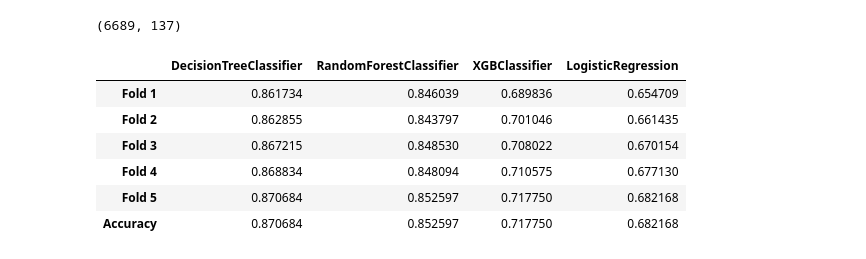
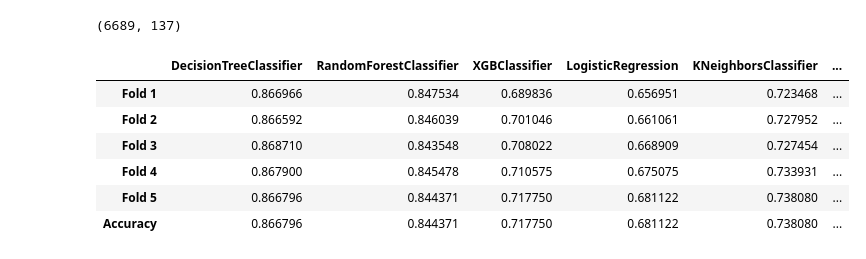
Before and after one commit to krishisharma45/capstone-project, a Jupyter notebook: capstone_ml_prototype.ipynb, the cells around one changed output. Drawn from its saved outputs; the diff is of its cells as text; code cells hidden in the pictures.

```diff
--- a/capstone_ml_prototype.ipynb
+++ b/capstone_ml_prototype.ipynb
@@ -58,7 +61,7 @@ costa_rica_data.select_dtypes(exclude=[np.number]).head()
 | 3 | ID_d671db89c | 2b58d945f | yes | 11 | no |
 | 4 | ID_d56d6f5f5 | 2b58d945f | yes | 11 | no |
 # %%
-costa_rica_data = costa_rica_data.fillna(0)
+costa_rica_data = costa_rica_data.select_dtypes(include=[np.number], exclude=[np.object]).fillna(0)
 costa_rica_data.head()
 # %% [output]
 |  | v2a1 | hacdor | rooms | hacapo | v14a | refrig | v18q | v18q1 | r4h1 | r4h2 | ... | ... |
@@ -100,41 +103,44 @@ def quick_eval(pipeline, x, y, score_func=score_func):
                     index=['Fold 1', 'Fold 2', 'Fold 3', 'Fold 4', 'Fold 5'])
 
     #create a dataframe for the average score across all folds
     average_score = [result/nfold]
     summary_df = pd.DataFrame(average_score, columns=[pipeline.named_steps['classification'].__class__.__name__],
                         index=['Accuracy'])
 
     #create a summary dataframe containing a fold-level and average fold summary
     summary_df = pd.concat([fold_df, summary_df])
     return summary_df
 
 classifiers = [
     DecisionTreeClassifier(),
     RandomForestClassifier(),
     XGBClassifier(),
-    LogisticRegression()
+    LogisticRegression(),
+    KNeighborsClassifier(),
+    SVC()
 ]
 
 score_df = pd.DataFrame()
 
 for c in classifiers:
     pipe = Pipeline(steps = [
         ('minmax', MinMaxScaler()),
+        ('stdscaler', StandardScaler()),
         ('classification', c)
     ])
 
     result_df = quick_eval(pipe, X_train, y_train)
     score_df = pd.concat([score_df, result_df], axis=1)
 
 score_df
 # %% [output]
-|  | DecisionTreeClassifier | RandomForestClassifier | XGBClassifier | LogisticRegression |
-| Fold 1 | 0.861734 | 0.846039 | 0.689836 | 0.654709 |
-| Fold 2 | 0.862855 | 0.843797 | 0.701046 | 0.661435 |
-| Fold 3 | 0.867215 | 0.848530 | 0.708022 | 0.670154 |
-| Fold 4 | 0.868834 | 0.848094 | 0.710575 | 0.677130 |
-| Fold 5 | 0.870684 | 0.852597 | 0.717750 | 0.682168 |
-| Accuracy | 0.870684 | 0.852597 | 0.717750 | 0.682168 |
+|  | DecisionTreeClassifier | RandomForestClassifier | XGBClassifier | LogisticRegression | KNeighborsClassifier | ... |
+| Fold 1 | 0.866966 | 0.847534 | 0.689836 | 0.656951 | 0.723468 | ... |
+| Fold 2 | 0.866592 | 0.846039 | 0.701046 | 0.661061 | 0.727952 | ... |
+| Fold 3 | 0.868710 | 0.843548 | 0.708022 | 0.668909 | 0.727454 | ... |
+| Fold 4 | 0.867900 | 0.845478 | 0.710575 | 0.675075 | 0.733931 | ... |
+| Fold 5 | 0.866796 | 0.844371 | 0.717750 | 0.681122 | 0.738080 | ... |
+| Accuracy | 0.866796 | 0.844371 | 0.717750 | 0.681122 | 0.738080 | ... |
 # %%
 #Analyze fold accuracies and algorithm performances (overall and across folds)
 plt.figure(figsize = (7,7))
```
Also changed, not shown: parts of 8 cells of this notebook.
